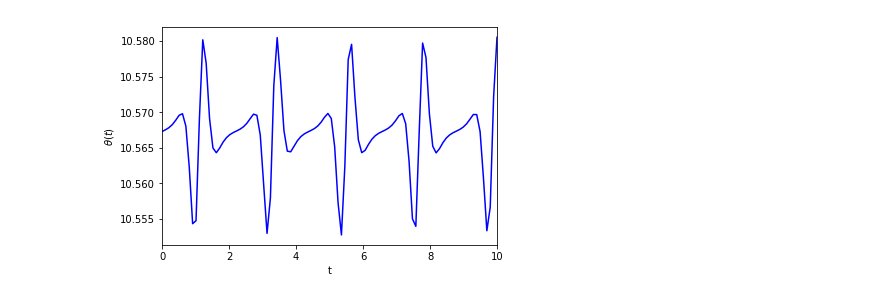
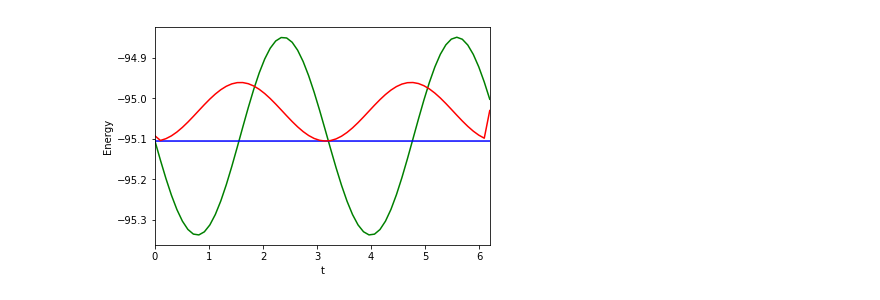
Before and after one commit to remysucre/SimplePendulum, a Jupyter notebook: Pendulum_Symplectic.ipynb, the cells around one changed output. Saved outputs shown, nothing was run; the diff lists cells and outputs as text; code cells hidden in the pictures.

```diff
--- a/Pendulum_Symplectic.ipynb
+++ b/Pendulum_Symplectic.ipynb
@@ -23,7 +18,16 @@ theta[0]=theta0
 # %%
-for i in range(nt-1):
-    u[i+1] = u[i] - dt*np.sin(theta[i])*k**2
-    theta[i+1] = theta[i] + dt*u[i+1]
+# Euler's method
+def euler(t,k,dt,theta0):
+    theta=np.zeros(nt)
+    u=np.zeros(nt)
+    theta[0]=theta0
 
-thetaEuler = theta
+    for i in range(nt-1):
+        u[i+1] = u[i] - dt*np.sin(theta[i])*k**2
+        #theta[i+1] = theta[i] + dt*u[i] # Euler's method
+        theta[i+1] = theta[i] + dt*u[i+1] # Semi-implicit Euler's method
+
+    return [theta,u]
+
+thetaEuler,uEuler = euler(t,k,dt,theta0)
 # %%
@@ -75,9 +110,16 @@ plt.show()
 # %%
 # Analytical solution
 
-x = np.sin(theta0/2)
-eK = sp.special.ellipk(x**2) # complete elliptic integral of the first kind
-eJ = sp.special.ellipj(eK - k*t, x**2) # Jacobian elliptic function
-thetaAna = 2*np.arcsin(x*eJ[0]) # ellipj returns 4 values, we only need 1st
+def analytical(t,k,theta0):
+
+    x = np.sin(theta0/2)
+    eK = sp.special.ellipk(x**2) # complete elliptic integral of the first kind
+    eJ = sp.special.ellipj(eK - k*t, x**2) # Jacobian elliptic function
+    thetaAna = 2*np.arcsin(x*eJ[0]) # ellipj returns 4 values, we only need 1st
+
+    return thetaAna
+
+thetaAna = analytical(t,k,theta0)
+uAna = np.gradient(thetaAna,dt)
 # %%
 #Plot the result
@@ -105,12 +137,17 @@ def energy(u,theta):
 
     return g**2/k**2*(1/(2*k**2)*u**2-np.cos(theta))
 # %%
-te = energy(u,theta)
+energyEuler = energy(uEuler,thetaEuler)
+energySym = energy(uSym,thetaSym)
+energyAna = energy(uAna,thetaAna)
 
-plt.plot(t,te, color = 'b' )
+plt.plot(t,energyEuler, color = 'g')
+plt.plot(t,energySym, color = 'b')
+plt.plot(t,energyAna, color = 'r')
+
 plt.xlabel('t')
-plt.ylabel(r'$\theta(t)$')
+plt.ylabel('Energy')
 plt.xlim(0,dt*nt)
 plt.show()
 # %% [output]
-[figure, old version]
+[figure, new version]
```
Also changed, not shown: parts of 11 cells of this notebook.
